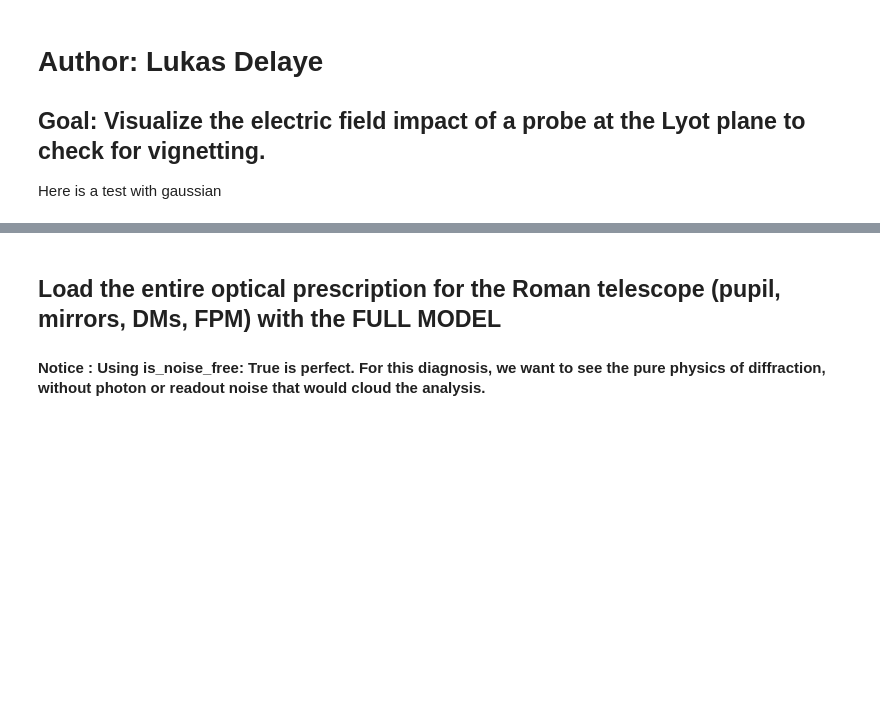
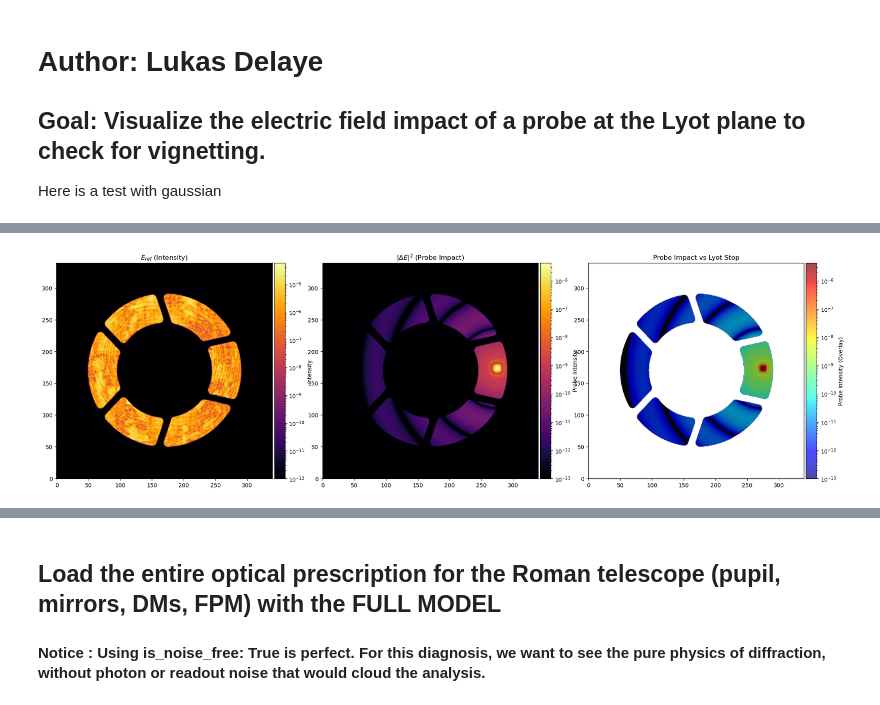
Before and after one commit to roman-corgi/corgihowfsc, a Jupyter notebook: sandbox/ldel/probes_to_lyot_test.ipynb, the cells around one changed output, grey strips where cells are left out. Drawn from its saved outputs; the diff is of its cells as text; code cells hidden in the pictures; blank space fills up the shorter version.

Commit message:
Compact model probe VS lyot work here
full model still have problem

```diff
--- a/sandbox/ldel/probes_to_lyot_test.ipynb
+++ b/sandbox/ldel/probes_to_lyot_test.ipynb
@@ -4,0 +37,89 @@ Here is a test with gaussian
+# %%
+# load DM
+dm1_flat = fits.getdata(dm1_flat_path)
+dm2_flat = fits.getdata(dm2_flat_path)
+
+# Load probes (here the single actuator probe)
+probe_filename = 'narrowfov_dmrel_1.0e-05_act0.fits'
+probe_path = os.path.join(model_dir, 'probes', probe_filename)
+probe_cmd = fits.getdata(probe_path)
+
+# Apply probe to DM1
+dm1_with_probe = dm1_flat + probe_cmd
+dmlist_probe = [dm1_with_probe, dm2_flat]
+# %%
+# Import
+from matplotlib.colors import LogNorm
+
+# Wavelenght 0
+sl = cfg.sl_list[0]
+
+lyot_mask_fits = np.abs(sl.lyot.e) # Amplitude transmission
+
+# Propagation
+dmlist_ref = [dm1_flat, dm2_flat] # Flat DMs from Cell 2
+edm0_ref = sl.eprop(dmlist_ref)
+E_lyot_ref = sl.proptolyot(edm0_ref)
+I_ref = np.abs(E_lyot_ref)**2  # Intensity of starlight
+
+# Probe e_field
+edm0_probe = sl.eprop(dmlist_probe)
+E_lyot_total = sl.proptolyot(edm0_probe)
+
+# Delta_E to isolate probe impact
+Delta_E = E_lyot_total - E_lyot_ref
+I_probe = np.abs(Delta_E)**2
+
+# Plotting
+def add_colorbar(ax, im, label):
+    divider = make_axes_locatable(ax)
+    cax = divider.append_axes("right", size="5%", pad=0.05)
+    cbar = plt.colorbar(im, cax=cax)
+    cbar.set_label(label)
+    return cbar
+
+fig, axes = plt.subplots(1, 3, figsize=(20, 6), constrained_layout=True)
+
+# E_field ref > I
+data_ref = I_ref
+vmin_ref = max(1e-12, data_ref.max() * 1e-10)
+vmax_ref = data_ref.max()
+
+# E_field probe > I
+data_probe = I_probe
+vmin_probe = max(1e-13, data_probe.max() * 1e-8)
+vmax_probe = data_probe.max()
+
+# 1
+axes[0].set_title("$E_{ref}$ (Intensity)")
+im1 = axes[0].imshow(data_ref, origin='lower', cmap='inferno',
+                     norm=LogNorm(vmin=vmin_ref, vmax=vmax_ref))
+add_colorbar(axes[0], im1, "Intensity")
+
+# 2
+axes[1].set_title(r"$|\Delta E|^2$ (Probe Impact)")
+im2 = axes[1].imshow(data_probe, origin='lower', cmap='inferno',
+                     norm=LogNorm(vmin=vmin_probe, vmax=vmax_probe))
+add_colorbar(axes[1], im2, "Probe Intensity")
+
+# 3
+axes[2].set_title(r"Probe Impact vs Lyot Stop")
+
+# Display
+lyot_mask_resized = lyot_mask_fits
+
+axes[2].imshow(lyot_mask_resized, origin='lower', cmap='gray_r', alpha=1.0) # gray_r so mask is dark
+
+if vmax_probe > 0:
+    # Mask low values for cleaner overlay
+    probe_masked = np.ma.masked_where(data_probe < vmin_probe, data_probe)
+
+    im3 = axes[2].imshow(probe_masked, origin='lower', cmap='jet',
+                         norm=LogNorm(vmin=vmin_probe, vmax=vmax_probe), alpha=0.7)
+    add_colorbar(axes[2], im3, "Probe Intensity (Overlay)")
+
+# Save and Show
+plt.savefig("test_lyot_compact_model.png")
+plt.show()
+# %% [output]
+[figure, added]
```
Also changed, not shown: parts of 10 cells of this notebook.
